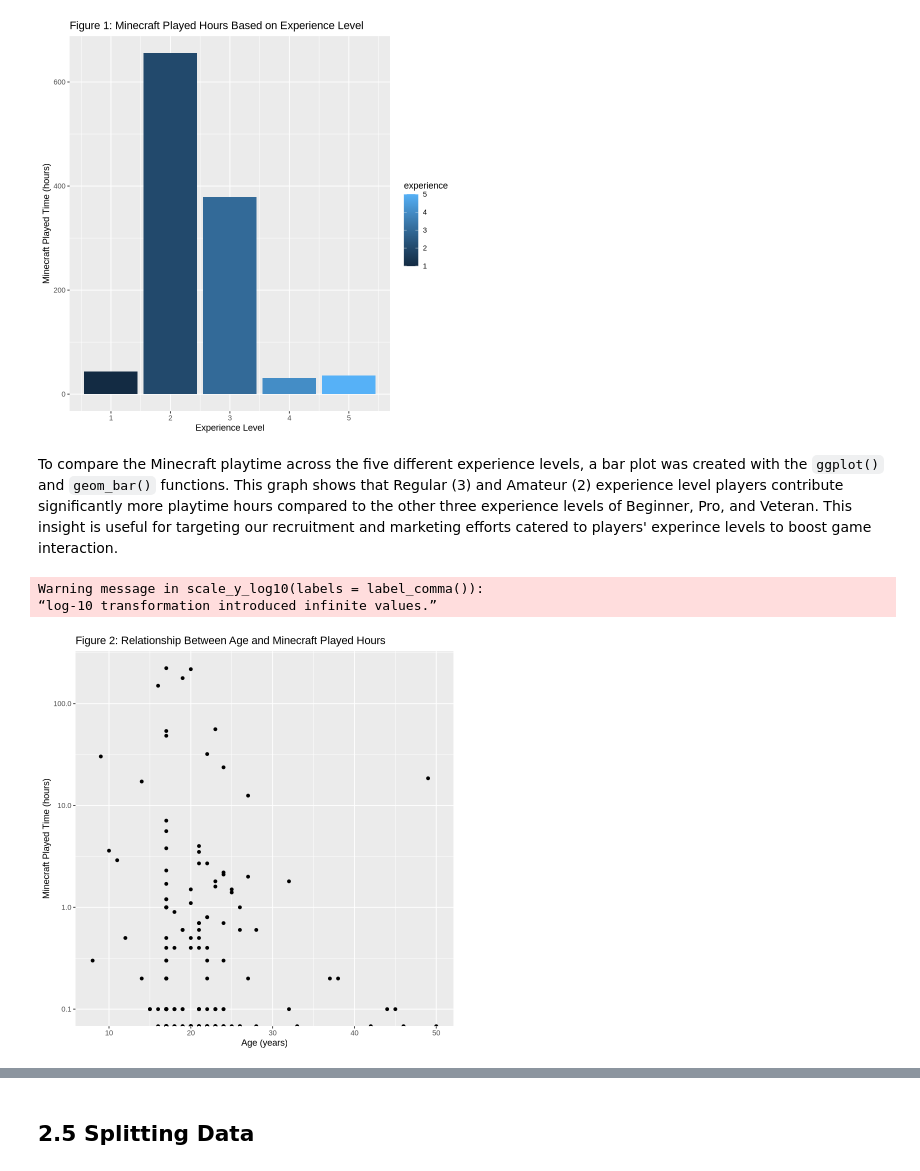
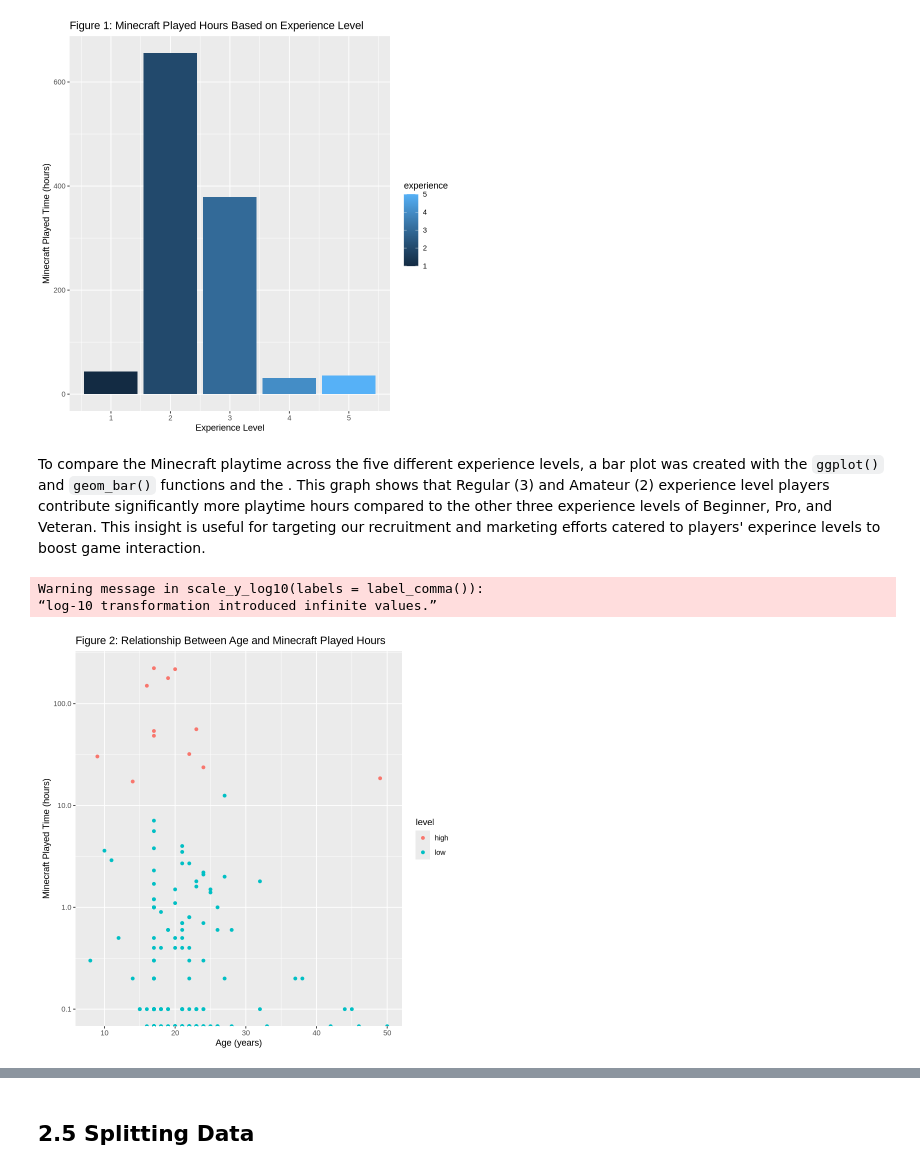
Before and after one commit to azoli113/DSCI100-Project-Group-006-36, a Jupyter notebook: Final Project.ipynb, the cells around one changed output, grey strips where cells are left out. Cells and saved outputs as stored; diff of their text form; code cells hidden in the pictures.

```diff
--- a/Final Project.ipynb
+++ b/Final Project.ipynb
@@ -161,16 +143,16 @@ ggplot(players, aes(x = experience, y = hours_played, fill = experience)) +
 # %% [output]
 [figure]
 # %% [markdown]
-To compare the Minecraft playtime across the five different experience levels, a bar plot was created with the `ggplot()` and `geom_bar()` functions. This graph shows that Regular (3) and Amateur (2) experience level players contribute significantly more playtime hours compared to the other three experience levels of Beginner, Pro, and Veteran. This insight is useful for targeting our recruitment and marketing efforts catered to players' experince levels to boost game interaction.
+To compare the Minecraft playtime across the five different experience levels, a bar plot was created with the `ggplot()` and `geom_bar()` functions and the . This graph shows that Regular (3) and Amateur (2) experience level players contribute significantly more playtime hours compared to the other three experience levels of Beginner, Pro, and Veteran. This insight is useful for targeting our recruitment and marketing efforts catered to players' experince levels to boost game interaction.
 # %%
-ggplot(players, aes(x = age, y = hours_played)) +
+ggplot(players, aes(x = age, y = hours_played, color = level)) +
     geom_point() +
     labs(title = "Figure 2: Relationship Between Age and Minecraft Played Hours",
          x = "Age (years)",
          y = "Minecraft Played Time (hours)") +
         scale_y_log10(labels = label_comma())
 # %% [output]
 Warning message in scale_y_log10(labels = label_comma()):
 “log-10 transformation introduced infinite values.”
-[figure, old version]
+[figure, new version]
 # %% [markdown]
```
Also changed, not shown: parts of 2 cells of this notebook.
